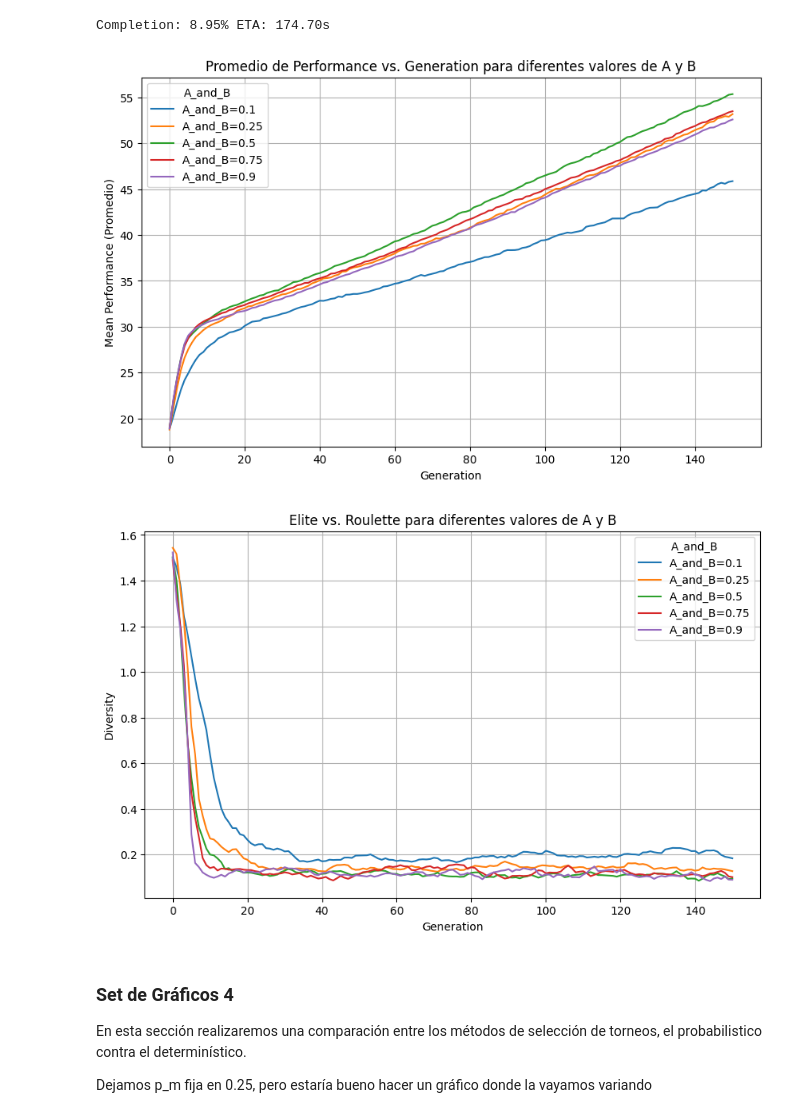
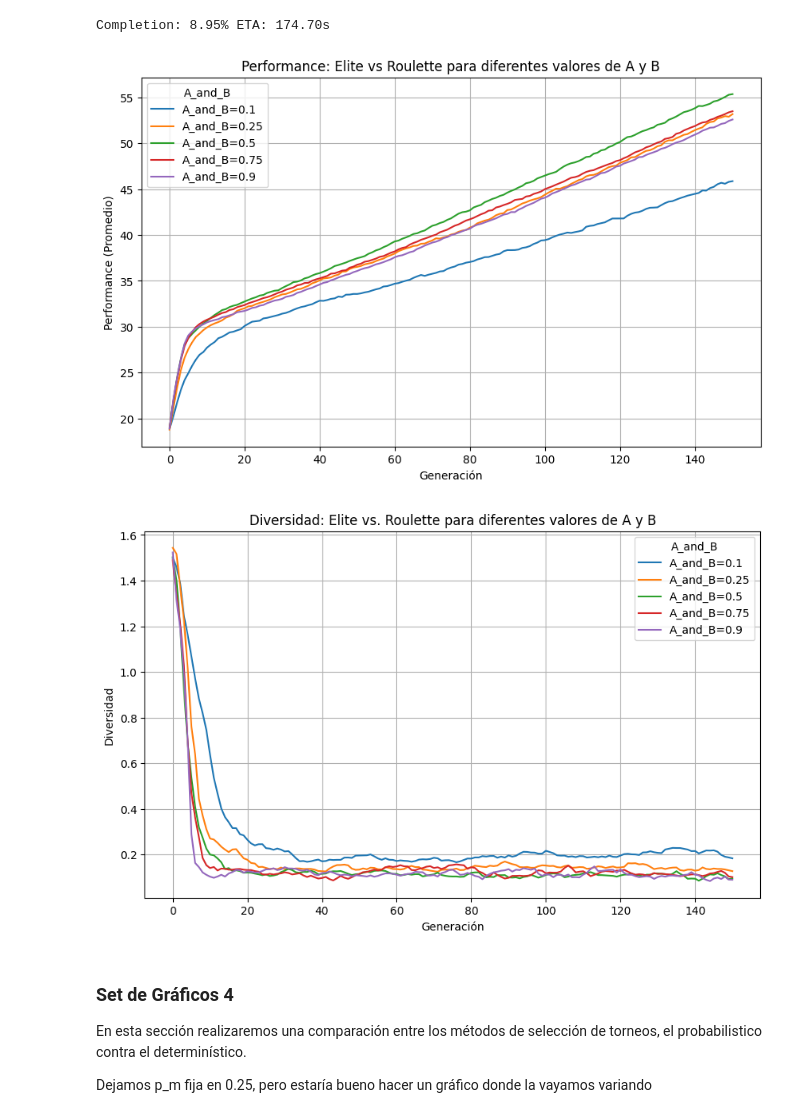
Before and after one commit to Ian-Arnott/TPs-SIA, a Jupyter notebook: Tp2/final_final_data_analysis.ipynb, the cells around one changed output. Cells and saved outputs as stored; diff of their text form; code cells hidden in the pictures.

```diff
--- a/Tp2/final_final_data_analysis.ipynb
+++ b/Tp2/final_final_data_analysis.ipynb
@@ -367,33 +367,33 @@ df3.to_csv('data/datos7.csv', index=False)
 # %%
 # Cargar el archivo CSV en un DataFrame de Pandas
 data = pd.read_csv('data/datos7.csv')
 
 # Obtener los valores únicos de A_and_B
 unique_values_A_and_B = data['A_and_B'].unique()
 
 # Crear un gráfico para cada valor de A_and_B
 plt.figure(figsize=(10, 6))  # Tamaño del gráfico
 
 for value in unique_values_A_and_B:
     subset = data[data['A_and_B'] == value]
 
     # Calcular el promedio de mean_performance para las 10 corridas
     mean_performance_avg = subset.groupby('generation')['mean_performance'].mean()
 
     # Crear un gráfico de línea para el promedio de mean_performance
     plt.plot(mean_performance_avg.index, mean_performance_avg, label=f'A_and_B={value}')
 
 # Configurar etiquetas y leyenda
-plt.xlabel('Generation')
-plt.ylabel('Mean Performance (Promedio)')
-plt.title('Promedio de Performance vs. Generation para diferentes valores de A y B')
+plt.xlabel('Generación')
+plt.ylabel('Performance (Promedio)')
+plt.title('Performance: Elite vs Roulette para diferentes valores de A y B')
 plt.legend(title='A_and_B')
 
 # Mostrar el gráfico
 plt.grid(True)
 plt.show()
 # %% [output]
-[figure, old version]
+[figure, new version]
 # %%
 import pandas as pd
 import matplotlib.pyplot as plt
@@ -417,16 +417,16 @@ for value in unique_values_A_and_B:
     plt.plot(mean_diversity_avg.index, mean_diversity_avg, label=f'A_and_B={value}')
 
 # Configurar etiquetas y leyenda
-plt.xlabel('Generation')
-plt.ylabel('Diversity')
-plt.title('Elite vs. Roulette para diferentes valores de A y B')
+plt.xlabel('Generación')
+plt.ylabel('Diversidad')
+plt.title('Diversidad: Elite vs. Roulette para diferentes valores de A y B')
 plt.legend(title='A_and_B')
 
 # Mostrar el gráfico
 plt.grid(True)
 plt.show()
 # %% [output]
-[figure, old version]
+[figure, new version]
 # %% [markdown]
 ### Set de Gráficos 4
 En esta sección realizaremos una comparación entre los métodos de selección de torneos, el probabilistico contra el determinístico.
```
Also changed, not shown: parts of 2 cells of this notebook.
